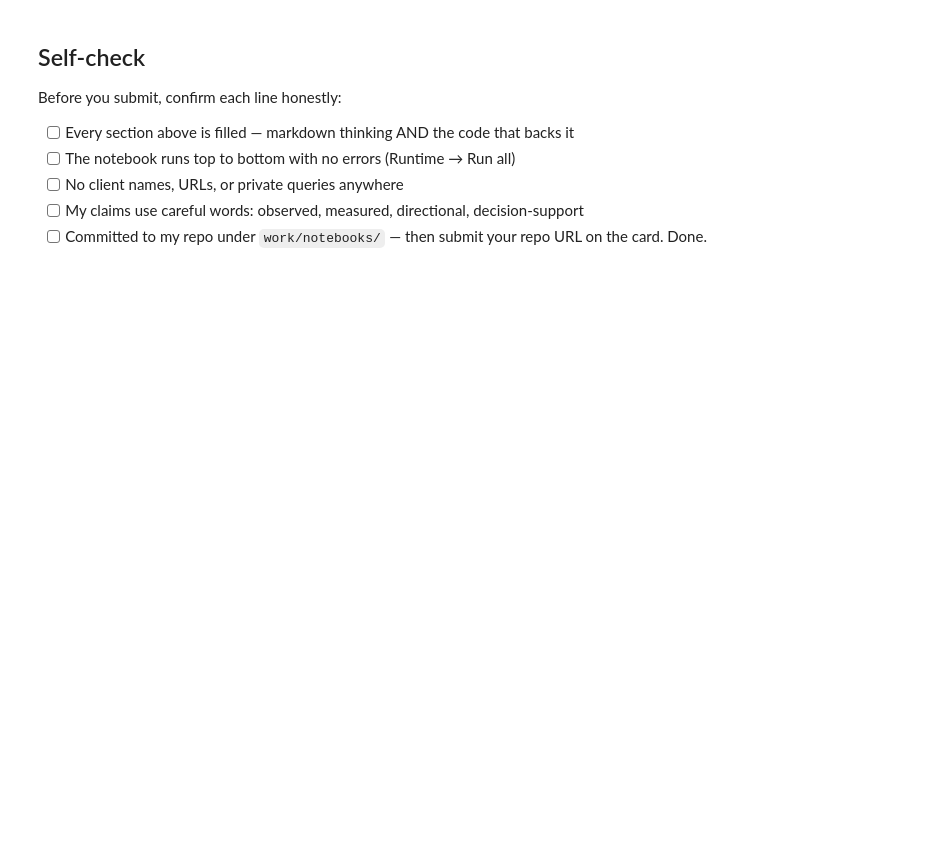
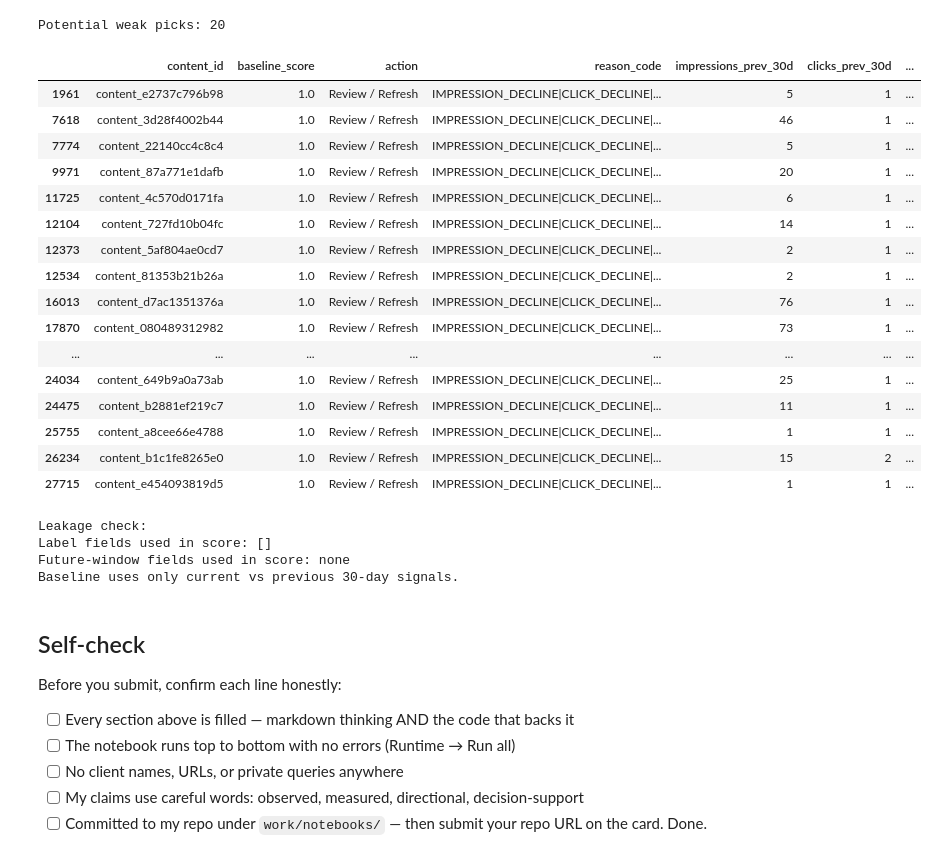
Before and after one commit to ziadhamouda370-beep/flyrank-ml, a Jupyter notebook: work/notebooks/w04_baseline_score.ipynb, the cells around one changed output. Saved outputs shown, nothing was run; the diff lists cells and outputs as text; code cells hidden in the pictures; blank space fills up the shorter version.

```diff
--- a/work/notebooks/w04_baseline_score.ipynb
+++ b/work/notebooks/w04_baseline_score.ipynb
@@ -37,3 +247,73 @@ This skeleton is yours to fill. Work the sections **in order** — each one has
+# %%
+# This cell is for CODE (numbers, a query, a check).
+# Write your text answer in the cell ABOVE this one — typing sentences here breaks Run All.
+# Weak-pick review
+weak_picks = baseline[
+    (baseline["baseline_score"] >= 0.60) &
+    (
+        (baseline["impressions_prev_30d"] < 10) |
+        (baseline["clicks_prev_30d"] < 5) |
+        (baseline["sessions_prev_30d"] < 5)
+    )
+].head(20)
+
+print("Potential weak picks:", len(weak_picks))
+
+display(
+    weak_picks[
+        [
+            "content_id",
+            "baseline_score",
+            "action",
+            "reason_code",
+            "impressions_prev_30d",
+            "clicks_prev_30d",
+            "sessions_prev_30d"
+        ]
+    ]
+)
+
+# Leakage check
+leakage_fields = [
+    "trend_direction",
+    "trend_pct"
+]
+
+used_features = [
+    "impressions_change",
+    "clicks_change",
+    "sessions_change"
+]
+
+print("\nLeakage check:")
+print("Label fields used in score:",
+      [c for c in leakage_fields if c in used_features])
+
+print("Future-window fields used in score: none")
+print("Baseline uses only current vs previous 30-day signals.")
+# %% [output]
+Potential weak picks: 20
+|  | content_id | baseline_score | action | reason_code | impressions_prev_30d | clicks_prev_30d | ... |
+| 1961 | content_e2737c796b98 | 1.0 | Review / Refresh | IMPRESSION_DECLINE|CLICK_DECLINE|... | 5 | 1 | ... |
+| 7618 | content_3d28f4002b44 | 1.0 | Review / Refresh | IMPRESSION_DECLINE|CLICK_DECLINE|... | 46 | 1 | ... |
+| 7774 | content_22140cc4c8c4 | 1.0 | Review / Refresh | IMPRESSION_DECLINE|CLICK_DECLINE|... | 5 | 1 | ... |
+| 9971 | content_87a771e1dafb | 1.0 | Review / Refresh | IMPRESSION_DECLINE|CLICK_DECLINE|... | 20 | 1 | ... |
+| 11725 | content_4c570d0171fa | 1.0 | Review / Refresh | IMPRESSION_DECLINE|CLICK_DECLINE|... | 6 | 1 | ... |
+| 12104 | content_727fd10b04fc | 1.0 | Review / Refresh | IMPRESSION_DECLINE|CLICK_DECLINE|... | 14 | 1 | ... |
+| 12373 | content_5af804ae0cd7 | 1.0 | Review / Refresh | IMPRESSION_DECLINE|CLICK_DECLINE|... | 2 | 1 | ... |
+| 12534 | content_81353b21b26a | 1.0 | Review / Refresh | IMPRESSION_DECLINE|CLICK_DECLINE|... | 2 | 1 | ... |
+| 16013 | content_d7ac1351376a | 1.0 | Review / Refresh | IMPRESSION_DECLINE|CLICK_DECLINE|... | 76 | 1 | ... |
+| 17870 | content_080489312982 | 1.0 | Review / Refresh | IMPRESSION_DECLINE|CLICK_DECLINE|... | 73 | 1 | ... |
+| ... | ... | ... | ... | ... | ... | ... | ... |
+| 24034 | content_649b9a0a73ab | 1.0 | Review / Refresh | IMPRESSION_DECLINE|CLICK_DECLINE|... | 25 | 1 | ... |
+| 24475 | content_b2881ef219c7 | 1.0 | Review / Refresh | IMPRESSION_DECLINE|CLICK_DECLINE|... | 11 | 1 | ... |
+| 25755 | content_a8cee66e4788 | 1.0 | Review / Refresh | IMPRESSION_DECLINE|CLICK_DECLINE|... | 1 | 1 | ... |
+| 26234 | content_b1c1fe8265e0 | 1.0 | Review / Refresh | IMPRESSION_DECLINE|CLICK_DECLINE|... | 15 | 2 | ... |
+| 27715 | content_e454093819d5 | 1.0 | Review / Refresh | IMPRESSION_DECLINE|CLICK_DECLINE|... | 1 | 1 | ... |
+Leakage check:
+Label fields used in score: []
+Future-window fields used in score: none
+Baseline uses only current vs previous 30-day signals.
 # %% [markdown]
 ## Self-check
 
```
Also changed, not shown: parts of 14 cells of this notebook.
